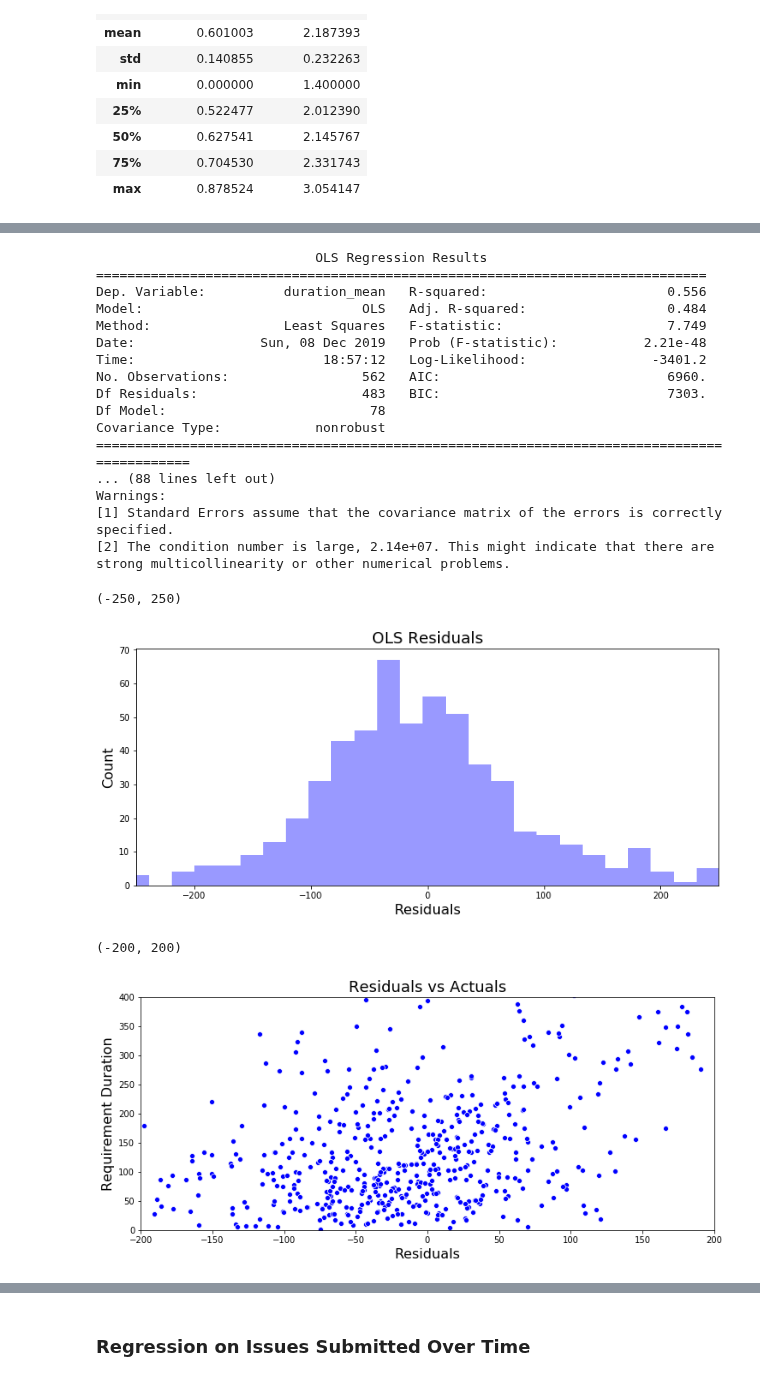
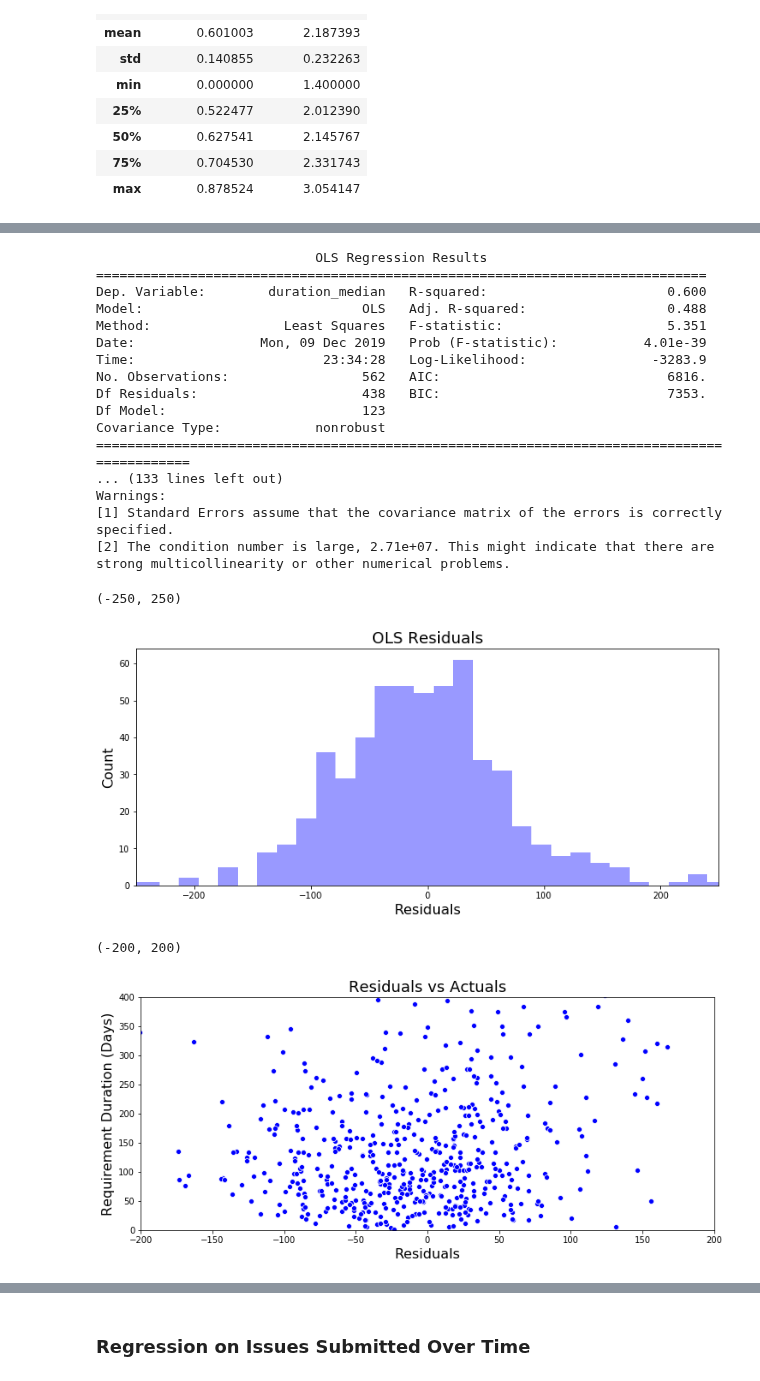
Before and after one commit to MthwRobinson/dissertation-research, a Jupyter notebook: research-notebooks/2-journal-article.ipynb, the cells around one changed output, grey strips where cells are left out. Cells and saved outputs as stored; diff of their text form; code cells hidden in the pictures.

Commit message:
updated plots for journal article

```diff
--- a/research-notebooks/2-journal-article.ipynb
+++ b/research-notebooks/2-journal-article.ipynb
@@ -287,10 +330,10 @@ Warnings:
 [2] The condition number is large, 2.02e+05. This might indicate that there are
 strong multicollinearity or other numerical problems.
 # %%
-y, X = dmatrices('duration_mean ~ ' + base_features + ' + total_issues + ' + ' + '.join(reg_topics),
+y, X = dmatrices('duration_median ~ ' + base_features + ' + total_issues + ' + ' + '.join(reg_topics),
                  data=all_data, return_type='dataframe')
-features = utils.select_features(X, y, .10)
-y, X = dmatrices('duration_mean ~ crowd_pct + avg_clusteringXcrowd_pct - avg_clustering ' + features ,
+features = utils.select_features(X, y, .12)
+y, X = dmatrices('duration_median ~ crowd_pct + avg_clusteringXcrowd_pct - avg_clustering ' + features ,
                  data=all_data, return_type='dataframe')
 mod = sm.OLS(y, X)
 res = mod.fit()
@@ -299,20 +342,20 @@ print(res.summary())
 # %% [output]
                             OLS Regression Results
 ==============================================================================
-Dep. Variable:          duration_mean   R-squared:                       0.556
-Model:                            OLS   Adj. R-squared:                  0.484
-Method:                 Least Squares   F-statistic:                     7.749
-Date:                Sun, 08 Dec 2019   Prob (F-statistic):           2.21e-48
-Time:                        18:57:12   Log-Likelihood:                -3401.2
-No. Observations:                 562   AIC:                             6960.
-Df Residuals:                     483   BIC:                             7303.
-Df Model:                          78
+Dep. Variable:        duration_median   R-squared:                       0.600
+Model:                            OLS   Adj. R-squared:                  0.488
+Method:                 Least Squares   F-statistic:                     5.351
+Date:                Mon, 09 Dec 2019   Prob (F-statistic):           4.01e-39
+Time:                        23:34:28   Log-Likelihood:                -3283.9
+No. Observations:                 562   AIC:                             6816.
+Df Residuals:                     438   BIC:                             7353.
+Df Model:                         123
 Covariance Type:            nonrobust
 ============================================================================================
-... (88 lines left out)
+... (133 lines left out)
 Warnings:
 [1] Standard Errors assume that the covariance matrix of the errors is correctly specified.
-[2] The condition number is large, 2.14e+07. This might indicate that there are
+[2] The condition number is large, 2.71e+07. This might indicate that there are
 strong multicollinearity or other numerical problems.
 # %%
 plt.figure(figsize=(12, 5))
@@ -323,15 +366,15 @@ plt.ylabel('Count', fontsize=16)
 plt.xlim([-250, 250])
 # %% [output]
 (-250, 250)
-[figure, old version]
+[figure, new version]
 # %%
 plt.figure(figsize=(12, 5))
 sns.scatterplot(x=res.resid, y=all_data['duration_mean'], color='blue')
 plt.title('Residuals vs Actuals', fontsize=18)
 plt.xlabel('Residuals', fontsize=16)
-plt.ylabel('Requirement Duration', fontsize=16)
+plt.ylabel('Requirement Duration (Days)', fontsize=16)
 plt.ylim([0, 400])
 plt.xlim([-200, 200])
 # %% [output]
 (-200, 200)
-[figure, old version]
+[figure, new version]
```
Also changed, not shown: parts of 28 cells of this notebook.
